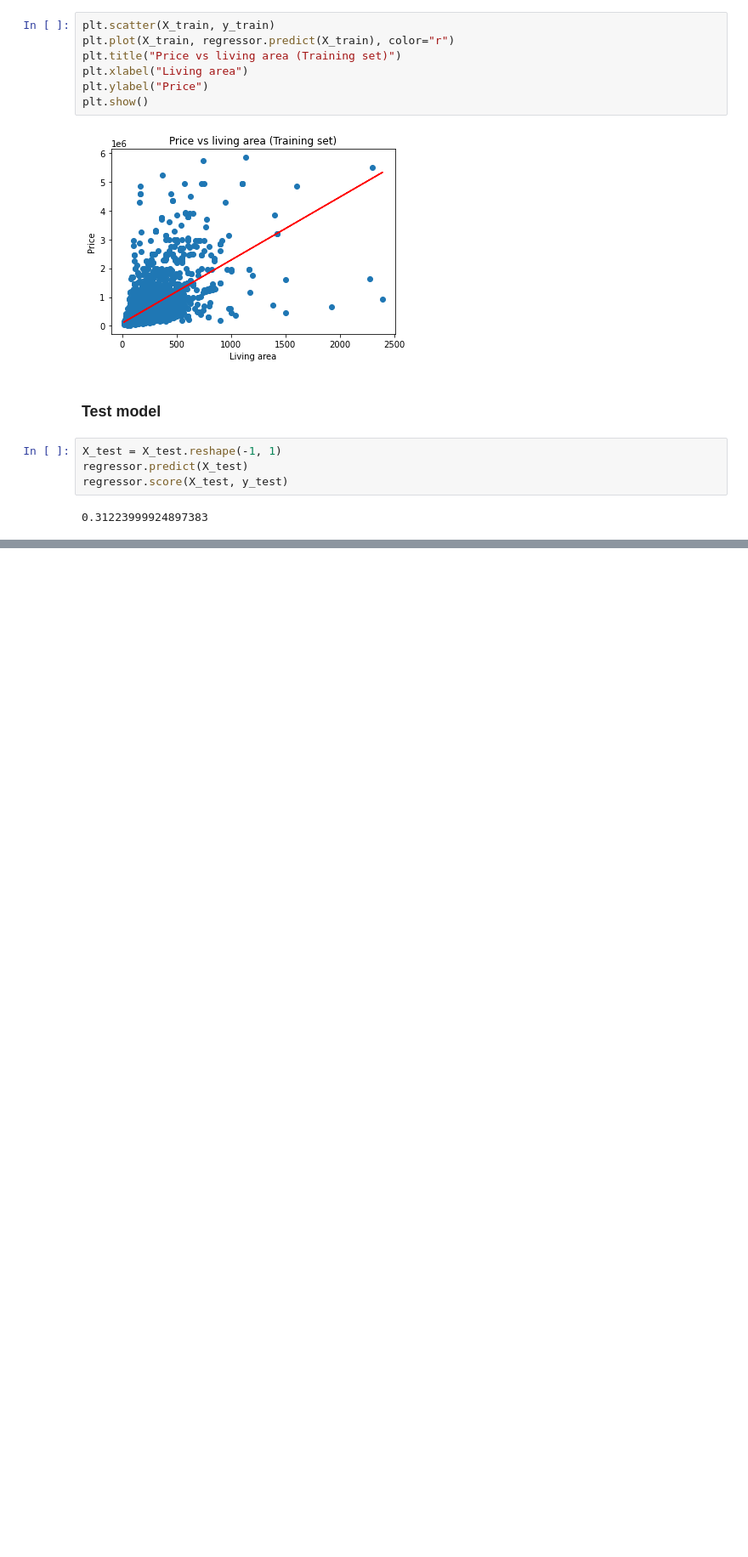
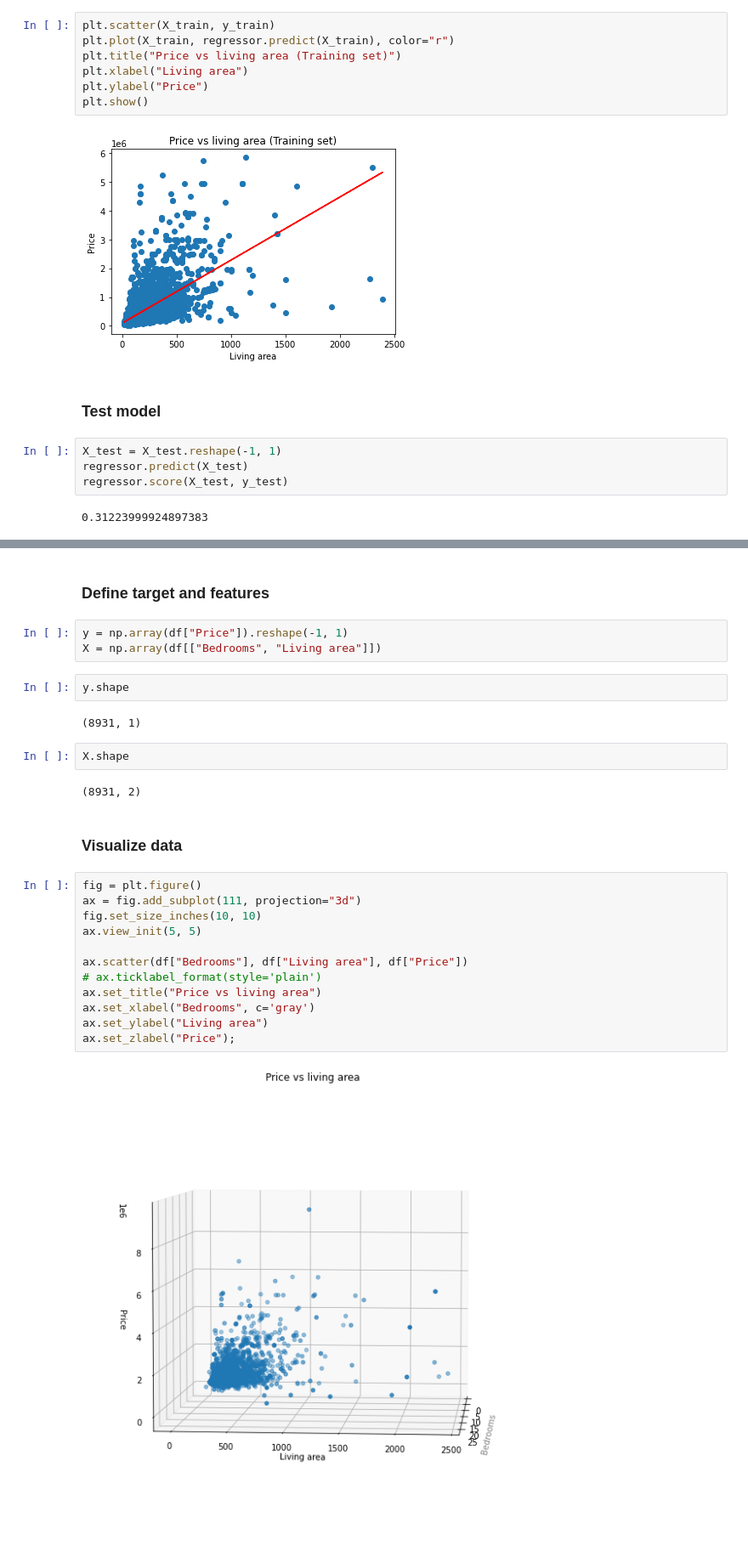
Before and after one commit to VincentPalau/challenge-regression, a Jupyter notebook: data_cleaning.ipynb, the cells around one changed output, grey strips where cells are left out. Shown at 85% size. Cells and saved outputs as stored; diff of their text form; blank space fills up the shorter version.

```diff
--- a/data_cleaning.ipynb
+++ b/data_cleaning.ipynb
@@ -321,0 +343,29 @@ plt.show()
+# %% [markdown]
+### Define target and features
+# %%
+y = np.array(df["Price"]).reshape(-1, 1)
+X = np.array(df[["Bedrooms", "Living area"]])
+# %%
+y.shape
+# %% [output]
+(8931, 1)
+# %%
+X.shape
+# %% [output]
+(8931, 2)
+# %% [markdown]
+### Visualize data
+# %%
+fig = plt.figure()
+ax = fig.add_subplot(111, projection="3d")
+fig.set_size_inches(10, 10)
+ax.view_init(5, 5)
+
+ax.scatter(df["Bedrooms"], df["Living area"], df["Price"])
+# ax.ticklabel_format(style='plain')
+ax.set_title("Price vs living area")
+ax.set_xlabel("Bedrooms", c='gray')
+ax.set_ylabel("Living area")
+ax.set_zlabel("Price");
+# %% [output]
+[figure, added]
```
Also changed, not shown: parts of 15 cells of this notebook.
